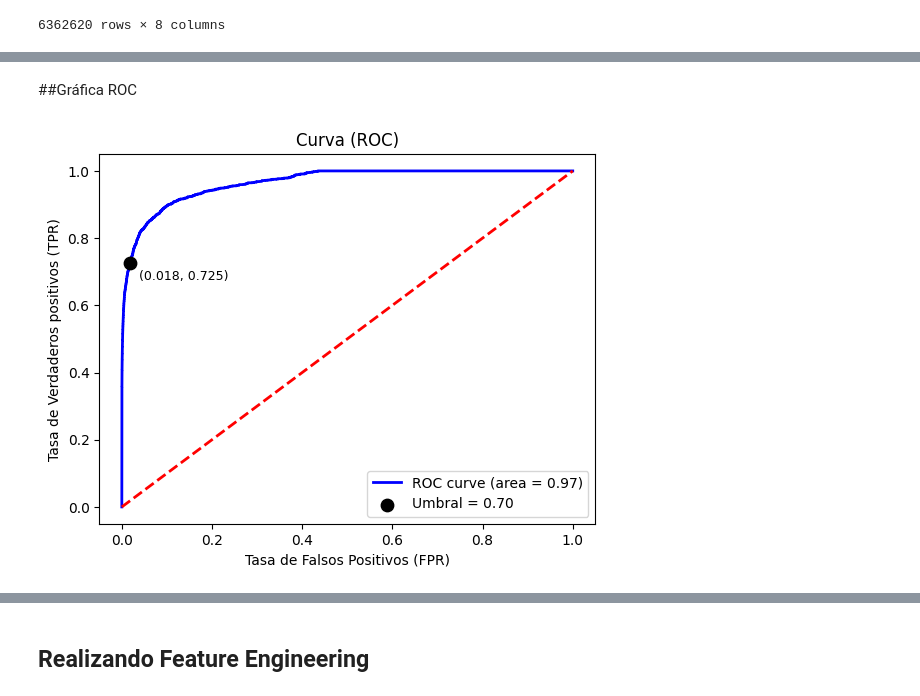
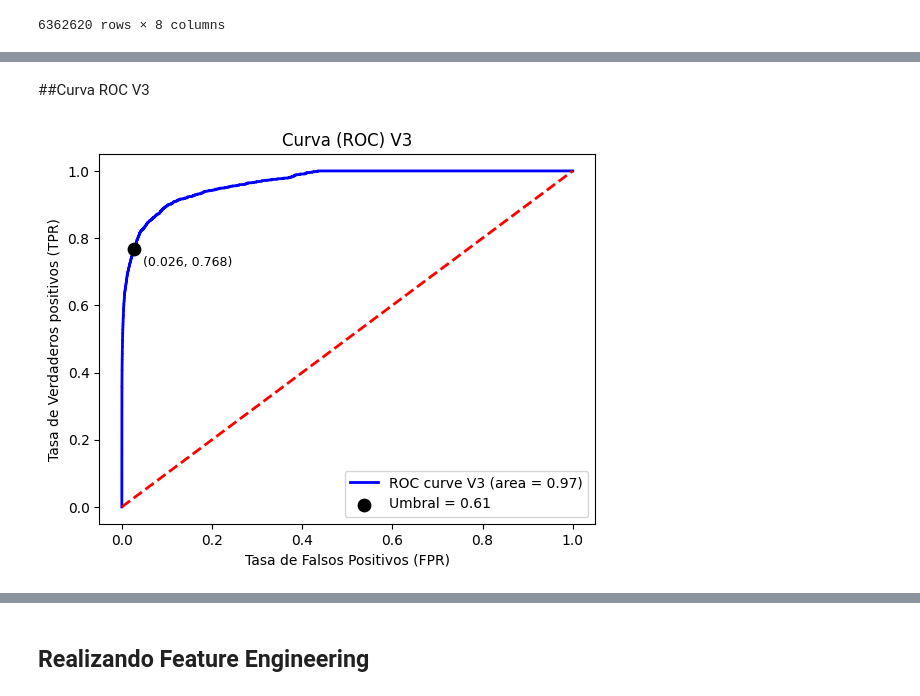
Before and after one commit to haguerrero/proyecto_fraudes, a Jupyter notebook: proyecto_transacciones_fraudulentas_hugo.ipynb, the cells around one changed output, grey strips where cells are left out. Saved outputs shown, nothing was run; the diff lists cells and outputs as text; code cells hidden in the pictures.

```diff
--- a/proyecto_transacciones_fraudulentas_hugo.ipynb
+++ b/proyecto_transacciones_fraudulentas_hugo.ipynb
@@ -242,3 +256,5 @@ plt.show()
+# %%
+df = df_backup.copy()
 # %% [markdown]
 ## Elimino isFlaggedFraud
 # %%
@@ -646,0 +688,25 @@ True Negatives: 1270388, False Positives: 493, False Negatives: 1011, True Posit
+# %%
+# Entrenamos de nuevo pero con XGBClassifier
+
+xgb_clf_v3 = XGBClassifier()
+xgb_clf_v3.fit(X_train_resampled_v3, y_train_resampled_v3)
+
+# Predecir con datos originales
+y_pred_v3 = xgb_clf_v3.predict(X_test_v3)
+
+print("\n***--- Classification Report ---***")
+print(classification_report(y_test_v3, y_pred_v3))
+print("\n***--- Confusion Matrix ---***")
+print(confusion_matrix(y_test_v3, y_pred_v3))
+
+umbral_v3 = 0.610
+
+y_proba_v3 = xgb_clf_v3.predict_proba(X_test_v3)[:, 1]
+y_pred_thresh_v3 = (y_proba_v3 >= umbral_v3).astype(int)
+
+print("\n***--- Classification Report ---***")
+print(classification_report(y_test_v3, y_pred_thresh_v3))
+print("\n***--- Confusion Matrix ---***")
+print(confusion_matrix(y_test_v3, y_pred_thresh_v3))
+tn_v3, fp_v3, fn_v3, tp_v3 = confusion_matrix(y_test_v3, y_pred_thresh_v3).ravel()
+print(f"\nTrue Negatives: {tn_v3}, False Positives: {fp_v3}, False Negatives: {fn_v3}, True Positives: {tp_v3}")
@@ -647,2 +731,2 @@ True Negatives: 1270388, False Positives: 493, False Negatives: 1011, True Posit
 # %% [markdown]
-##Gráfica ROC
+##Curva ROC V3
@@ -652,20 +733,23 @@ roc_auc = auc(fpr, tpr)
+# %%
+fpr_v3, tpr_v3, thresholds_v3 = roc_curve(y_test_v3, y_proba_v3)
+roc_auc_v3 = auc(fpr_v3, tpr_v3)
 # %%
 plt.figure()
-plt.plot(fpr, tpr, color='blue', lw=2, label='ROC curve (area = %0.2f)' % roc_auc)
+plt.plot(fpr_v3, tpr_v3, color='blue', lw=2, label='ROC curve V3 (area = %0.2f)' % roc_auc_v3)
 plt.plot([0, 1], [0, 1], color='red', lw=2, linestyle='--')
 
-umbral = 0.7
-idx_umbral = np.argmin(np.abs(thresholds - umbral))
-plt.scatter(fpr[idx_umbral], tpr[idx_umbral], marker='o', color='black', s=80, zorder=5, label=f'Umbral = {umbral:.2f}')
 
-plt.annotate(f"({fpr[idx_umbral]:.3f}, {tpr[idx_umbral]:.3f})",
-             (fpr[idx_umbral]+0.02, tpr[idx_umbral]-0.05),
+idx_umbral_v3 = np.argmin(np.abs(thresholds_v3 - umbral_v3))
+plt.scatter(fpr_v3[idx_umbral_v3], tpr_v3[idx_umbral_v3], marker='o', color='black', s=80, zorder=5, label=f'Umbral = {umbral_v3:.2f}')
+
+plt.annotate(f"({fpr_v3[idx_umbral_v3]:.3f}, {tpr_v3[idx_umbral_v3]:.3f})",
+             (fpr_v3[idx_umbral_v3]+0.02, tpr_v3[idx_umbral_v3]-0.05),
              fontsize=9, color='black')
 
 plt.xlabel('Tasa de Falsos Positivos (FPR)')
 plt.ylabel('Tasa de Verdaderos positivos (TPR)')
-plt.title('Curva (ROC)')
+plt.title('Curva (ROC) V3')
 plt.legend(loc="lower right")
 plt.show()
 # %% [output]
-[figure, old version]
+[figure, new version]
```
Also changed, not shown: parts of 56 cells of this notebook.
